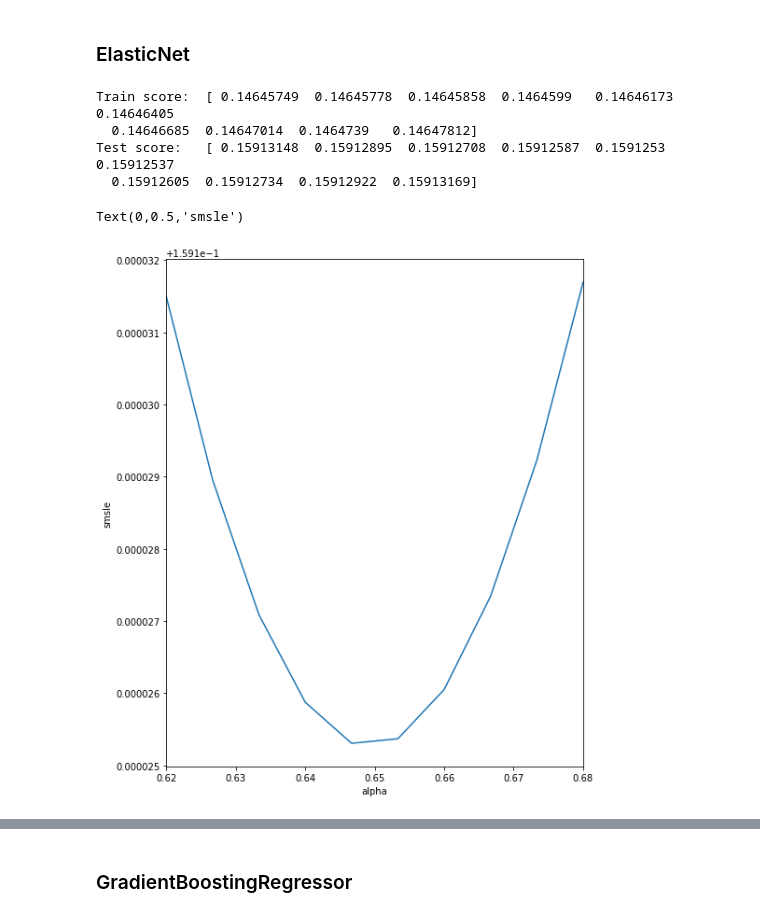
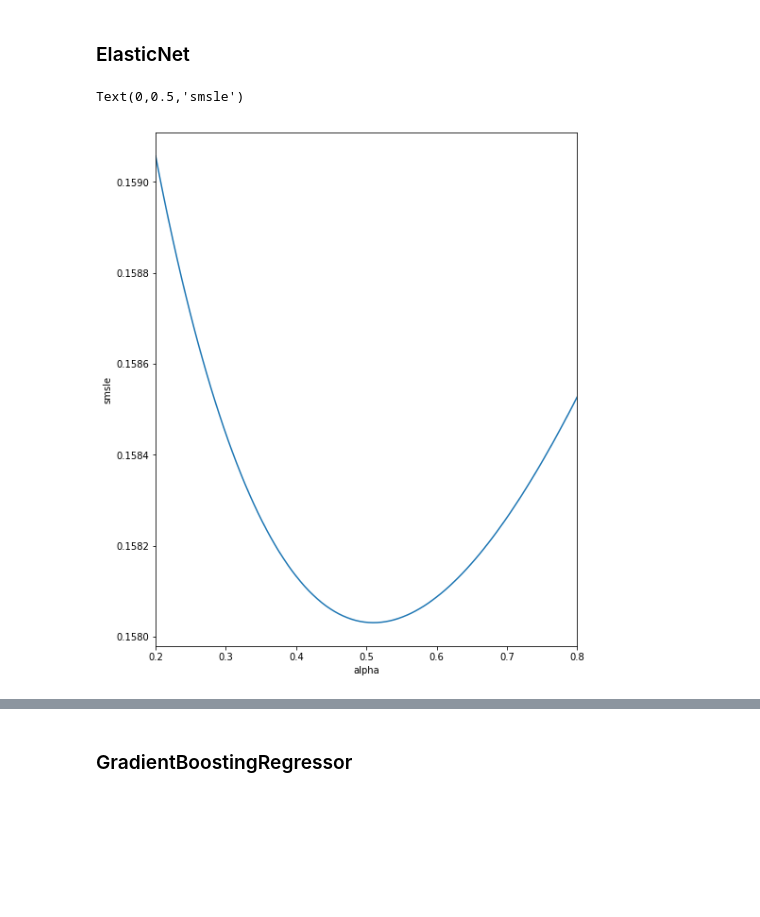
Before and after one commit to victordalla/Kaggle, a Jupyter notebook: HousePrices/PyDraft.ipynb, the cells around one changed output, grey strips where cells are left out. Drawn from its saved outputs; the diff is of its cells as text; code cells hidden in the pictures; blank space fills up the shorter version.

```diff
--- a/HousePrices/PyDraft.ipynb
+++ b/HousePrices/PyDraft.ipynb
@@ -78,7 +75,6 @@ data_train['MasVnrArea'] = data_train['MasVnrArea'].fillna(0)
 # %%
 X = data_train.drop('SalePrice', axis=1)
 y = data_train['SalePrice']
-feature_names = np.asarray(list(X))
 # %% [markdown]
 # Models
 # %% [markdown]
@@ -86,6 +82,11 @@ feature_names = np.asarray(list(X))
 # %%
 lasso = Lasso(max_iter=5000, random_state=0)
 
-parameter = {'alpha': [0.01, 0.1, 1, 10, 100, 1000, 2000]}
+parameter = {'alpha': np.linspace(1350, 1380, 100)}
 regressor = GridSearchCV(lasso, parameter, cv=5, n_jobs=2, scoring='neg_mean_squared_log_error', return_train_score=True)
 regressor.fit(X, y)
+
+lasso_scores = pd.Series(data=np.sqrt(-regressor.cv_results_['mean_test_score']), index=parameter['alpha'])
+lasso_scores.plot()
+plt.xlabel("alpha")
+plt.ylabel("smsle")
@@ -100,7 +96,7 @@ plt.ylabel("smsle")
 # %% [markdown]
 # Final Lasso
 # %%
-regressor = Lasso(alpha=1000, max_iter=5000, random_state=0).fit(X, y)
+regressor = Lasso(alpha=1360, max_iter=5000, random_state=0).fit(X, y)
 
 feature_lasso = feature_names[np.where(regressor.coef_ != 0)]
 X = X[feature_lasso]
@@ -116,12 +112,9 @@ Text(0.5,1,'Lasso coefficients')
 ### Ridge
 # %%
 rigde = Ridge(random_state=0)
-parameter = {'alpha': [300,  350, 400, 450, 500]}
+parameter = {'alpha': np.linspace(250, 400, 100)}
 regressor = GridSearchCV(rigde, parameter, cv=5, n_jobs=2, scoring='neg_mean_squared_log_error', return_train_score=True)
 regressor.fit(X, y)
-
-print('Train score: ', np.sqrt(-regressor.cv_results_['mean_train_score']))
-print('Test score:  ', np.sqrt(-regressor.cv_results_['mean_test_score']))
 
 ridge_scores = pd.Series(data=np.sqrt(-regressor.cv_results_['mean_test_score']), index=parameter['alpha'])
 ridge_scores.plot()
@@ -137,22 +128,15 @@ Text(0,0.5,'smsle')
 # %%
 el_net = ElasticNet(random_state=0)
 
-parameter = {'alpha': np.linspace(0.62, 0.68, 10)}
+parameter = {'alpha': np.linspace(0.2, 0.8, 100)}
 regressor = GridSearchCV(el_net, parameter, cv=5, n_jobs=2, scoring='neg_mean_squared_log_error', return_train_score=True)
 regressor.fit(X, y)
-
-print('Train score: ', np.sqrt(-regressor.cv_results_['mean_train_score']))
-print('Test score:  ', np.sqrt(-regressor.cv_results_['mean_test_score']))
 
 el_net_scores = pd.Series(data=np.sqrt(-regressor.cv_results_['mean_test_score']), index=parameter['alpha'])
 el_net_scores.plot()
 plt.xlabel("alpha")
 plt.ylabel("smsle")
 # %% [output]
-Train score:  [ 0.14645749  0.14645778  0.14645858  0.1464599   0.14646173  0.14646405
-  0.14646685  0.14647014  0.1464739   0.14647812]
-Test score:   [ 0.15913148  0.15912895  0.15912708  0.15912587  0.1591253   0.15912537
-  0.15912605  0.15912734  0.15912922  0.15913169]
+Text(0,0.5,'smsle')
-Text(0,0.5,'smsle')
-[figure, old version]
+[figure, new version]
 # %%
```
Also changed, not shown: parts of 27 cells of this notebook.
